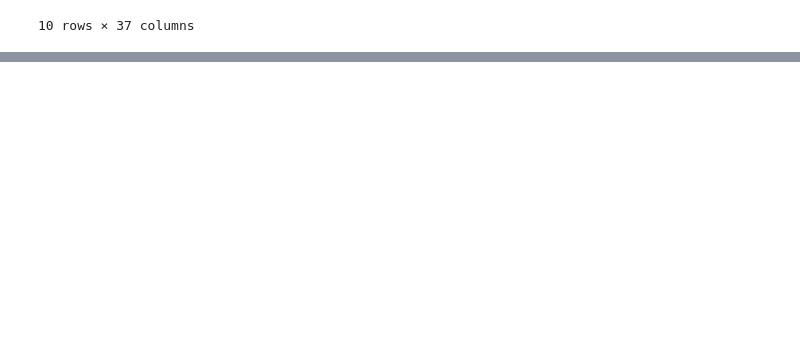
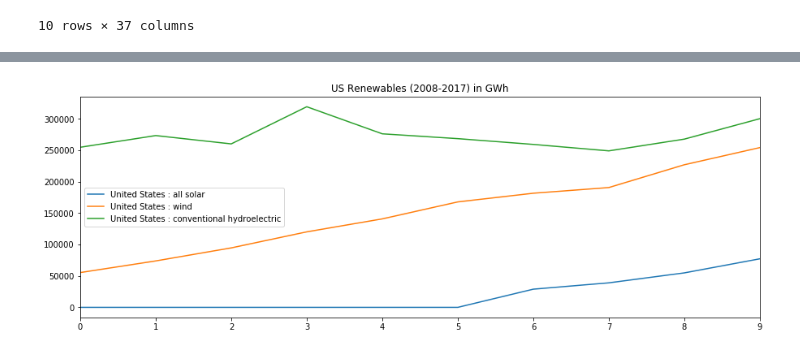
Before and after one commit to wtcarnes/Project-3-, a Jupyter notebook: Sweden CSV analysis.ipynb, the cells around one changed output, grey strips where cells are left out. Cells and saved outputs as stored; diff of their text form; code cells hidden in the pictures; blank space fills up the shorter version.

```diff
--- a/Sweden CSV analysis.ipynb
+++ b/Sweden CSV analysis.ipynb
@@ -276,0 +362,6 @@ plt.show()
+# %%
+merge_df[['United States : all solar','United States : wind','United States : conventional hydroelectric']].plot.line(figsize = [15,5], title = "US Renewables (2008-2017) in GWh")
+plt.savefig(r"C:\Users\wcarn\Desktop\GitHub\leaflet-challenge\Project-3-\assets\img\US_Production_of_Electricity_Renew.png")
+plt.show()
+# %% [output]
+[figure, added]
```
Also changed, not shown: parts of 22 cells of this notebook, 10 other files.
